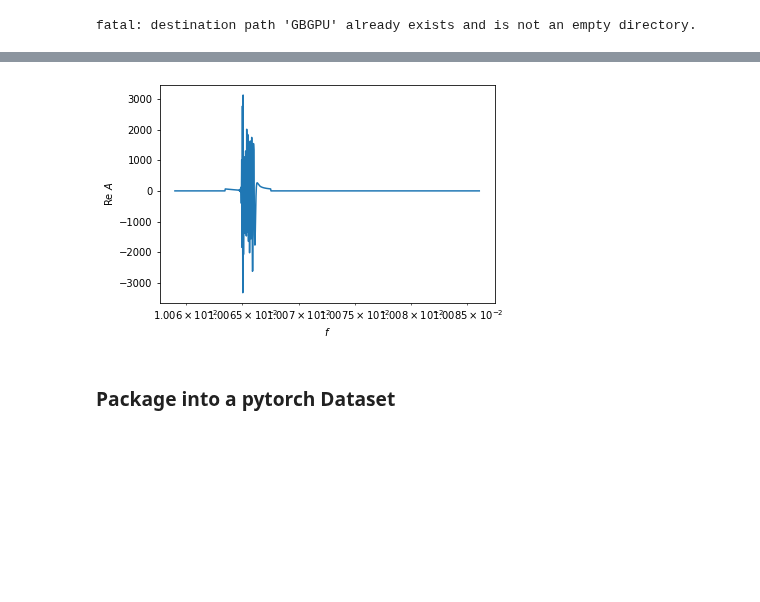
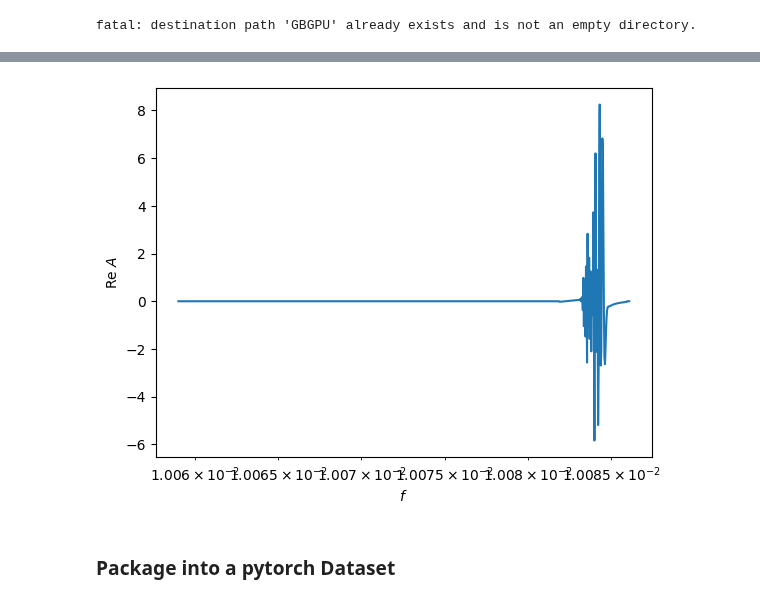
Before and after one commit to NataliaKor/tutorial, a Jupyter notebook: tutorial-ML-for-GWPE.ipynb, the cells around one changed output, grey strips where cells are left out. Saved outputs shown, nothing was run; the diff lists cells and outputs as text; code cells hidden in the pictures; blank space fills up the shorter version.

```diff
--- a/tutorial-ML-for-GWPE.ipynb
+++ b/tutorial-ML-for-GWPE.ipynb
@@ -84,10 +95,12 @@ amp = np.random.uniform(amp_min, amp_max, num_samples)
+# %%
+iota = cp.arccos(1 - 2 * cp.random.uniform(0, 1, num_samples))
 # %%
 # Fixed parameters
 
 fdot = np.repeat(1.79e-15, num_samples)
 lam  = np.repeat(4.36, num_samples)
 beta = np.repeat(2.18, num_samples)
-iota = np.repeat(0.67, num_samples)
+# iota = np.repeat(0.67, num_samples)
 phi0 = np.repeat(5.48, num_samples)
 psi  = np.repeat(0.43, num_samples)
 # %%
@@ -112,8 +122,8 @@ freqs = (np.arange(num) + k_min)*df
 # %%
 # Noise PSD
 
-noise = AnalyticNoise(freqs)
+noise = AnalyticNoise(sample_frequencies)
 psdA, psdE = noise.psd(option="A"), noise.psd(option="E")
 
-asdA = np.sqrt(psdA)
-asdE = np.sqrt(psdE)
+asdA = np.sqrt(psdA).astype(np.float32)
+asdE = np.sqrt(psdE).astype(np.float32)
@@ -121,41 +138,53 @@ asdE = np.sqrt(psdE)
 # Generate training waveforms
 N_points = 128
 
-params = np.array([amp, f0, fdot, 0.0, -phi0, iota, psi, lam, beta])
+params = np.array([amplitude, f0, fdot, 0.0, -phi0, iota, psi, lam, beta])
 gb.run_wave(*params, N = N_points, dt = dt, T = Tobs, oversample = 1)#oversample=2)
+
+k_min = round(f_min/df)
+k_max = round(f_max/df)
+num = len(sample_frequencies)
 
 if torch.cuda.is_available():
     i_start = (gb.start_inds.get() - k_min).astype(np.int32)
     i_end = (gb.start_inds.get() - k_min + gb.N).astype(np.int32)
 else:
-    i_start = (gb.start_inds - k_min).astype(np.int32)
-    i_end = (gb.start_inds - k_min + gb.N).astype(np.int32)
+    i_start = gb.start_inds - k_min
+    i_end = gb.start_inds - k_min + gb.N
 
-A_out = cp.zeros((num_samples, num), dtype=cp.complex128)
-E_out = cp.zeros((num_samples, num), dtype=cp.complex128)
+# A_out = cp.zeros((num_samples, num), dtype=cp.complex128)
+# E_out = cp.zeros((num_samples, num), dtype=cp.complex128)
+
+Awf = cp.empty((num_samples, num), dtype=cp.complex64)
+Ewf = cp.empty((num_samples, num), dtype=cp.complex64)
 
 for i in range(num_samples):
-    A_out[i, i_start[i] : i_end[i]] = gb.A[i]
-    E_out[i, i_start[i] : i_end[i]] =  gb.E[i]
+    x = cp.zeros(num, dtype=cp.complex128)
+    x[i_start[i]:i_end[i]] = gb.A[i]
+    x *= cp.sqrt(4 * df) / asdA
+    Awf[i] = x
 
-# Whiten waveforms
-Awf = A_out * cp.sqrt(4.0 * df)* dt/cp.array(asdA)
-Ewf = E_out * cp.sqrt(4.0 * df)* dt/cp.array(asdE)
+    x = cp.zeros(num, dtype=cp.complex128)
+    x[i_start[i]:i_end[i]] = gb.E[i]
+    x *= cp.sqrt(4 * df) / asdE
+    Awf[i] = x
 # %%
 # Sample waveform
 if torch.cuda.is_available():
   Awf_plot = Awf[0].real.get()
 else:
   Awf_plot = Awf[0].real
 
-plt.plot(freqs, Awf_plot)
+plt.plot(sample_frequencies, Awf_plot)
 plt.xscale('log')
 plt.xlabel('$f$')
 plt.ylabel('Re $A$')
 
+# plt.xlim((1.006e-2, 1.0065e-2))
+
 plt.show()
 # %% [output]
-[figure, old version]
+[figure, new version]
 # %% [markdown]
 ### Package into a pytorch Dataset
 # %%
```
Also changed, not shown: parts of 36 cells of this notebook, 1 other file.
